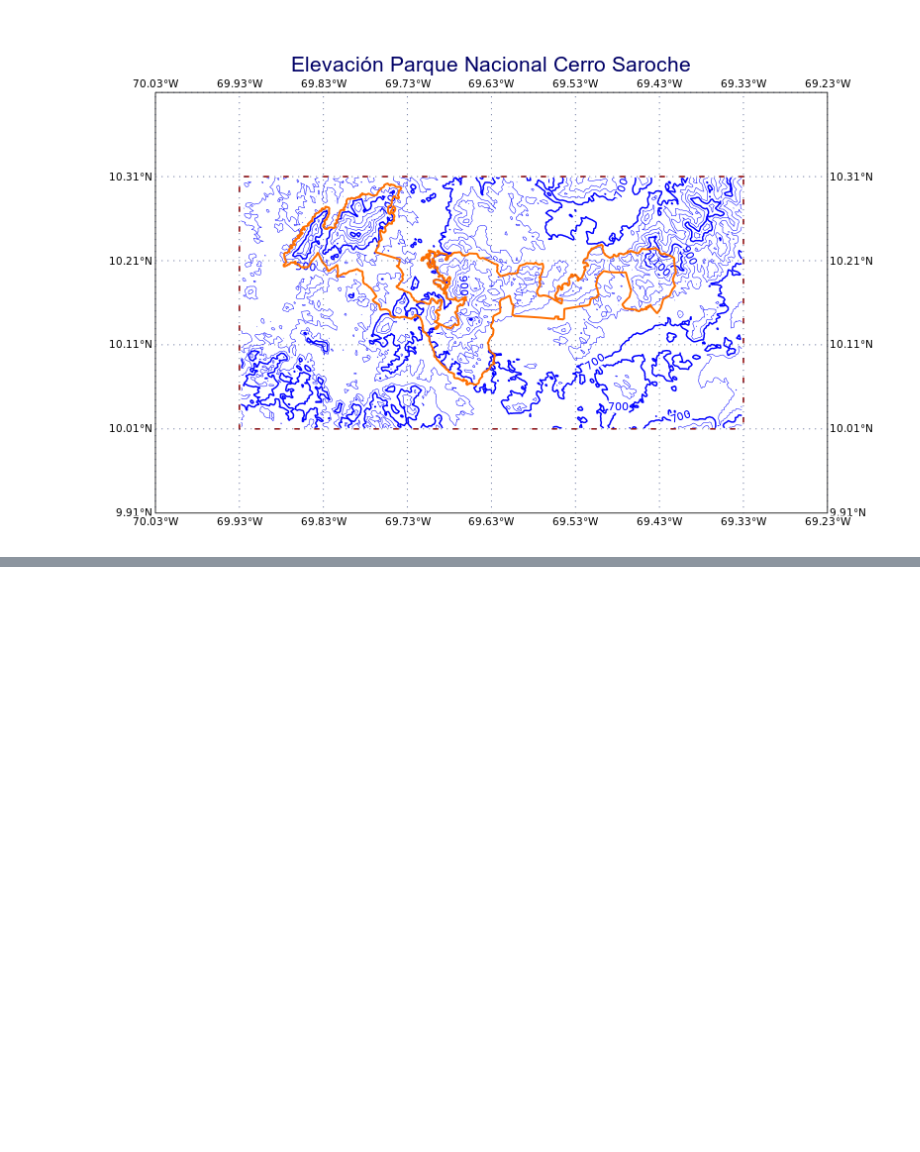
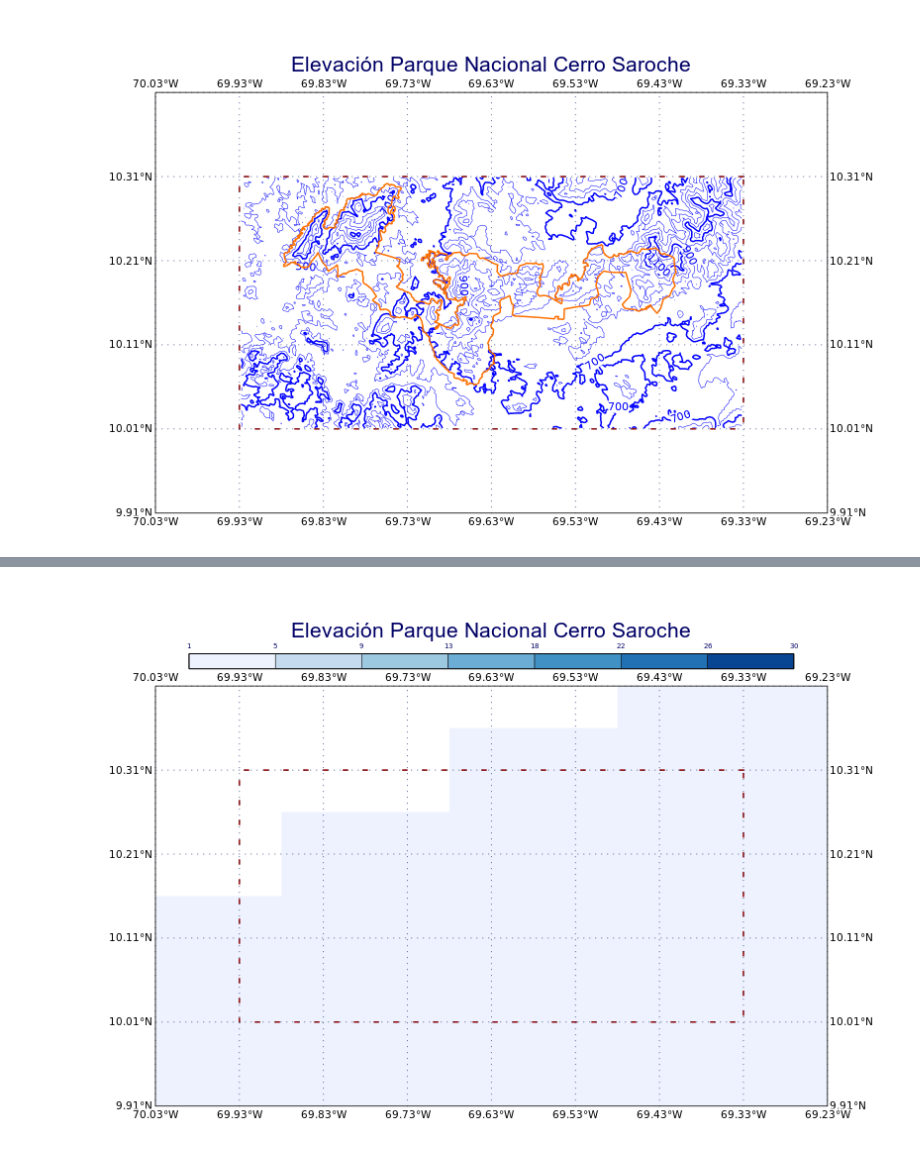
Before and after one commit to esglobe/geet-metview, a Jupyter notebook: 5_0_elevacion_cerro_saroche.ipynb, the cells around one changed output, grey strips where cells are left out. Drawn from its saved outputs; the diff is of its cells as text; code cells hidden in the pictures; blank space fills up the shorter version.

```diff
--- a/5_0_elevacion_cerro_saroche.ipynb
+++ b/5_0_elevacion_cerro_saroche.ipynb
@@ -20,6 +30,8 @@ elevacion_rectangulo = mv.read('./cerro_saroche/SRTMGL3/elevacion_rectangulo_cli
 elevacion_rectangulo.variables()
 # %% [output]
 ['y', 'x', 'band', 'spatial_ref', 'elevacion']
+# %%
+park_area = [10.41, -70.03, 9.91, -69.23] # S,W,N,E
 # %%
 nvis = mv.netcdf_visualiser(netcdf_data=elevacion_rectangulo,
                             netcdf_plot_type='geo_matrix',
@@ -107,0 +141,5 @@ mv.plot(crete_map, nvis, pltLst, title)
+# %%
+path_precipitacion = './cerro_saroche/cdsapi/total_precipitation.grib'
+precip = mv.Fieldset(path=path_precipitacion)
+
+precip.ls()
@@ -107,0 +161,61 @@ mv.plot(crete_map, nvis, pltLst, title)
+# %%
+grid_shade = mv.mcont(
+    legend                         = "on",
+    contour                        = "off",
+    contour_level_selection_type   = "level_list",
+    contour_level_list             = [1,5,9,13,18,22,26,30],
+    contour_shade                  = "on",
+    contour_shade_technique        = "grid_shading",
+    contour_shade_colour_method    = "palette",
+    contour_shade_palette_name     = "colorbrewer_Blues_7_r",
+    grib_scaling_of_derived_fields = "on"
+    )
+
+coastlines = mv.mcoast(
+    map_grid_colour              = "RGB(0.1358,0.201,0.4367)",
+    map_grid_latitude_increment=0.1,
+    map_grid_longitude_increment=0.1,
+    map_grid_latitude_reference=10.31,
+    map_grid_longitude_reference=-69.83,
+    map_grid_line_style="dot",
+    map_label_height=0.3,
+    )
+
+view = mv.geoview(
+    map_area_definition = "corners",
+    area                = park_area,
+    coastlines          = coastlines
+    )
+#-------------------------
+# rectangulo
+latPos = [10.31,10.01,10.01,10.31,10.31]
+lonPos = [-69.93,-69.93,-69.33,-69.33,-69.93]
+incr = 1
+
+pltLst = []
+
+
+# define visualiser
+vis = mv.mvl_geopolyline(latPos, lonPos, incr)
+graph_area = mv.mgraph(
+                  graph_type="curve",
+                  graph_line_colour="RGB(141,0,0)",
+                  graph_line_thickness="3",
+                  graph_line_style="chain_dot",
+              )
+
+
+pltLst.extend([vis, graph_area])
+
+# titulo
+title = mv.mtext(
+    text_lines=['Elevación Parque Nacional Cerro Saroche'],
+    text_font_size=0.6,
+    text_justification='centre',
+    text_orientation='horizontal'
+    )
+
+#mv.plot(view, precip, grid_shade)
+mv.plot(view, precip, grid_shade, pltLst, title)
+# %% [output]
+[figure, added]
```
Also changed, not shown: parts of 6 cells of this notebook.
